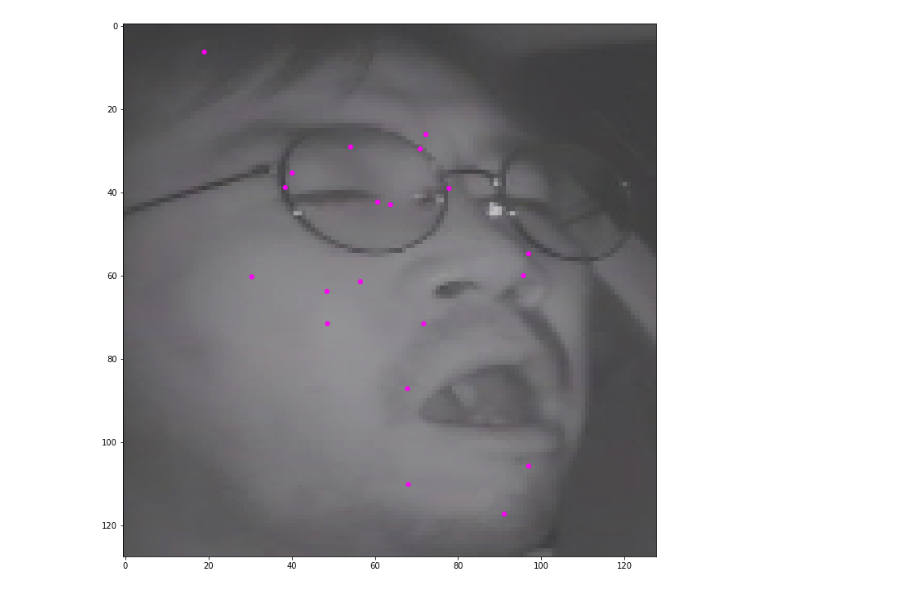
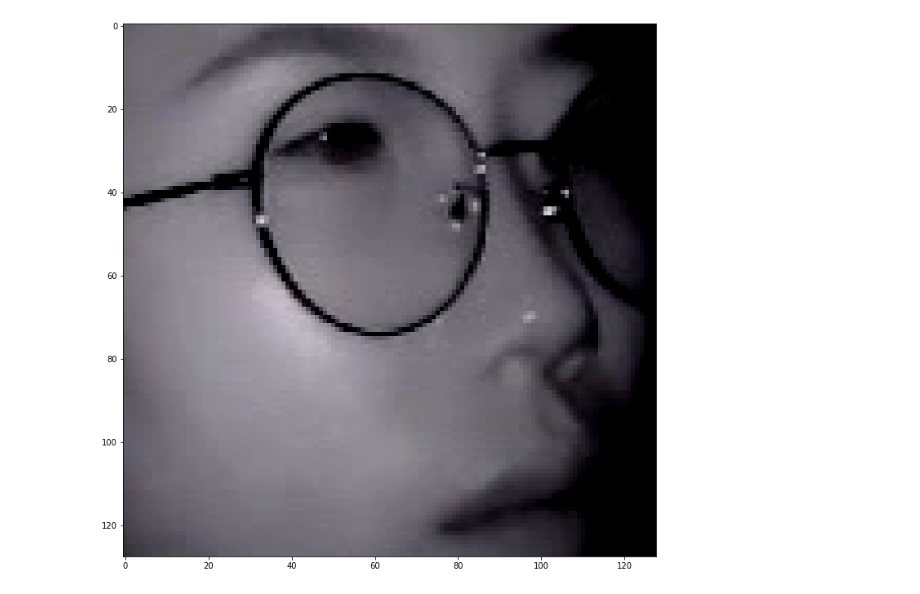
Before and after one commit to TaeseongMoon/bf_reimplement, a Jupyter notebook: y_tru_check.ipynb, the cells around one changed output. Saved outputs shown, nothing was run; the diff lists cells and outputs as text; code cells hidden in the pictures.

```diff
--- a/y_tru_check.ipynb
+++ b/y_tru_check.ipynb
@@ -100,7 +102,7 @@ ________________________________________________________________________________
 train_images_dir = "/data/"
 train_anno_file = "/data/train_with_box.csv"
 
-train_dataset = DataGenerator(load_images_into_memory=None, hdf5_dataset_path=None)
+train_dataset = DataGenerator(load_images_into_memory=None, hdf5_dataset_path=None,fix_image_ratio=True)
 
 # Ground truth
 train_labels_filename = train_anno_file
@@ -205,5 +194,5 @@ array([ 0.05070312, -0.0153125 , -0.15757813, -0.05710937,  0.0340625 ,
 # %%
-anchor = [ float(x) for x in open('anchors.txt').readline().split(',') if x != '']
+anchor = [ float(x) for x in open('/data/anchors.txt').readline().split(',') if x != '']
 # %%
 output = np.add(y_pred[0,0,:52], anchor)
 # %%
@@ -254,40 +215,40 @@ colors = plt.cm.hsv(np.linspace(0, 1, 21)).tolist()
 classes = ['background',
            'face']
 
 plt.figure(figsize=(20,12))
 # plt.imshow(orig_images[0])
 
-plt.imshow(Image.fromarray(a[0][0]))
+plt.imshow(Image.fromarray(a[0][25]))
 
 current_axis = plt.gca()
 # print(orig_images[0].shape[1])
 # print(orig_images[0].shape[0])
 # box = y_pred_thresh[][12]
-box = output
+box = anchor
 
 
 
-color = colors[int(box[0])]
+color = colors[0]
 #     label = '{}: {:.2f}'.format(classes[int(box[0])], box[1])
 #     current_axis.add_patch(plt.Rectangle((xmin, ymin), xmax-xmin, ymax-ymin, color=color, fill=False, linewidth=2))
 
-for i in range(2,52, 2):
-    current_axis.add_patch(plt.Circle((box[i], box[i+1]), 0.5, color=color))
+# for i in range(2,52, 2):
+#     current_axis.add_patch(plt.Circle((box[i], box[i+1]), 0.5, color=color))
 
 # for box in y_pred_thresh[1]:
-#     # Transform the predicted bounding boxes for the 300x300 image to the original image dimensions.
+    # Transform the predicted bounding boxes for the 300x300 image to the original image dimensions.
 
 
 
 #     color = colors[int(box[0])]
 #     label = '{}: {:.2f}'.format(classes[int(box[0])], box[1])
 #     current_axis.add_patch(plt.Rectangle((xmin, ymin), xmax-xmin, ymax-ymin, color=color, fill=False, linewidth=2))
 
 
 #     label = '{}: {:.2f}'.format(classes[int(box[0])], box[1])
 #     current_axis.text(xmin, ymin, '', size='x-large', color='white', bbox={'facecolor':color, 'alpha':1.0})
 # %% [output]
-[figure, old version]
+[figure, new version]
 # %%
 orig_images = [] # Store the images here.
 input_images = [] # Store resized versions of the images here.
```
Also changed, not shown: parts of 6 cells of this notebook, 8 other files.
